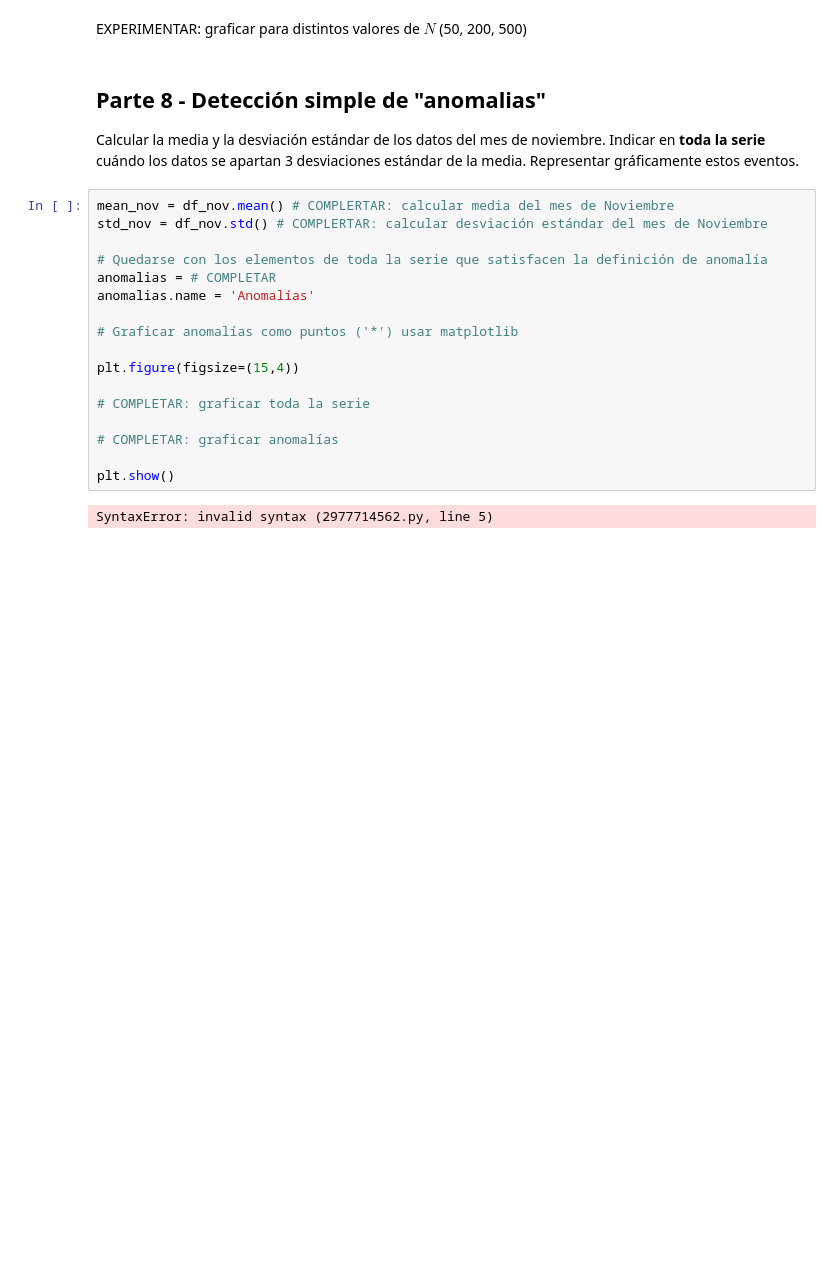
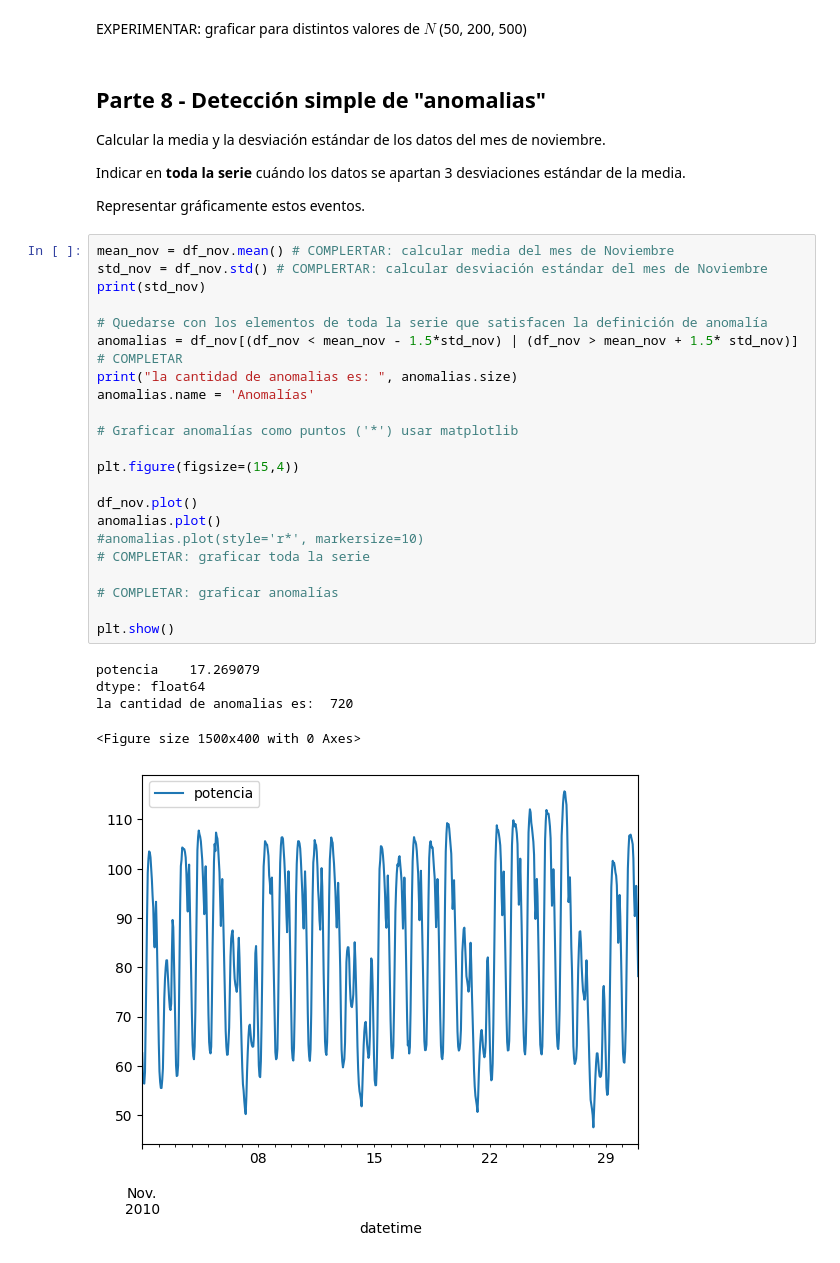
Before and after one commit to monicarle1974/curso_series_temporales, a Jupyter notebook: A_P0_manejo_python.ipynb, the cells around one changed output. Drawn from its saved outputs; the diff is of its cells as text; blank space fills up the shorter version.

```diff
--- a/A_P0_manejo_python.ipynb
+++ b/A_P0_manejo_python.ipynb
@@ -1124,23 +1124,36 @@ EXPERIMENTAR: graficar para distintos valores de $N$ (50, 200, 500)
 # %% [markdown]
 ## Parte 8 - Detección simple de "anomalias"
 
-Calcular la media y la desviación estándar de los datos del mes de noviembre. Indicar en **toda la serie** cuándo los datos se apartan 3 desviaciones estándar de la media. Representar gráficamente estos eventos.
+Calcular la media y la desviación estándar de los datos del mes de noviembre.
+
+Indicar en **toda la serie** cuándo los datos se apartan 3 desviaciones estándar de la media.
+
+Representar gráficamente estos eventos.
 # %%
 mean_nov = df_nov.mean() # COMPLERTAR: calcular media del mes de Noviembre
 std_nov = df_nov.std() # COMPLERTAR: calcular desviación estándar del mes de Noviembre
+print(std_nov)
 
 # Quedarse con los elementos de toda la serie que satisfacen la definición de anomalía
-anomalias = # COMPLETAR
+anomalias = df_nov[(df_nov < mean_nov - 1.5*std_nov) | (df_nov > mean_nov + 1.5* std_nov)]  # COMPLETAR
+print("la cantidad de anomalias es: ", anomalias.size)
 anomalias.name = 'Anomalías'
 
 # Graficar anomalías como puntos ('*') usar matplotlib
 
 plt.figure(figsize=(15,4))
 
+df_nov.plot()
+anomalias.plot()
+#anomalias.plot(style='r*', markersize=10)
 # COMPLETAR: graficar toda la serie
 
 # COMPLETAR: graficar anomalías
 
 plt.show()
 # %% [output]
-SyntaxError: invalid syntax (2977714562.py, line 5)
+potencia    17.269079
+dtype: float64
+la cantidad de anomalias es:  720
+<Figure size 1500x400 with 0 Axes>
+[figure, added]
```
Also changed, not shown: parts of 9 cells of this notebook, 11 other files.
